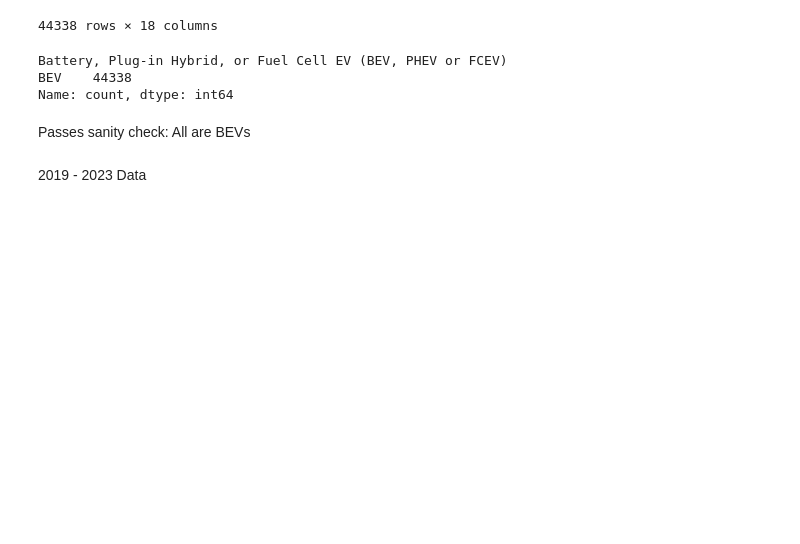
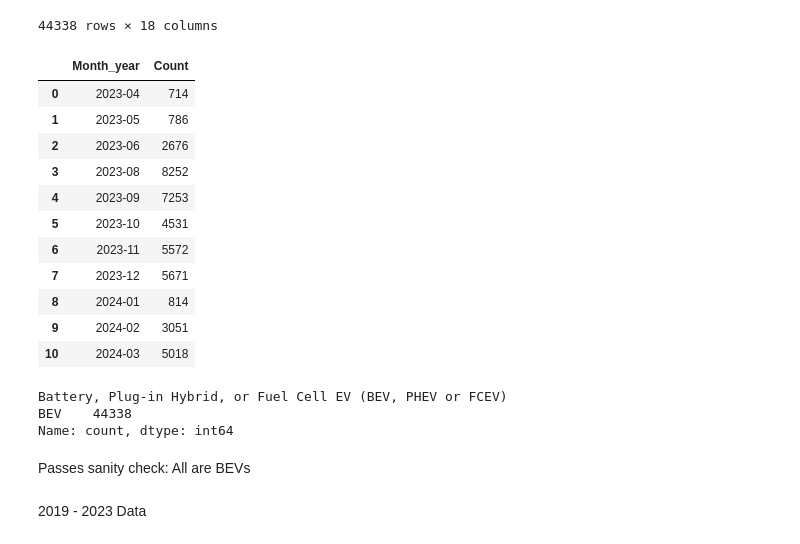
Before and after one commit to AndreMwendwa/AutoTraderCorrect, a Jupyter notebook: izev_analysis.ipynb, the cells around one changed output. Cells and saved outputs as stored; diff of their text form; code cells hidden in the pictures; blank space fills up the shorter version.

```diff
--- a/izev_analysis.ipynb
+++ b/izev_analysis.ipynb
@@ -101,6 +102,25 @@ data_2023_24_filtered
 | 44336 | 2024-03-31 | March 2024 | 2023-24 | 2024.0 | British Columbia | ... |
 | 44337 | 2024-03-31 | March 2024 | 2023-24 | 2024.0 | British Columbia | ... |
 44338 rows × 18 columns
+# %%
+data_partially_filtered = data_2023_24[purchase_condition & tesla_condition & model_year_condition & na_condition].reset_index(drop=True)
+data_partially_filtered['Incentive Request Date'] = pd.to_datetime(data_partially_filtered['Incentive Request Date'], errors='coerce')
+data_partially_filtered['Month_year'] = data_partially_filtered['Incentive Request Date'].dt.to_period('M')
+monthly_counts = data_partially_filtered.groupby('Month_year').size().rename("Count").reset_index()
+monthly_counts
+# %% [output]
+|  | Month_year | Count |
+| 0 | 2023-04 | 714 |
+| 1 | 2023-05 | 786 |
+| 2 | 2023-06 | 2676 |
+| 3 | 2023-08 | 8252 |
+| 4 | 2023-09 | 7253 |
+| 5 | 2023-10 | 4531 |
+| 6 | 2023-11 | 5572 |
+| 7 | 2023-12 | 5671 |
+| 8 | 2024-01 | 814 |
+| 9 | 2024-02 | 3051 |
+| 10 | 2024-03 | 5018 |
 # %%
 data_2023_24_filtered['Battery, Plug-in Hybrid, or Fuel Cell EV (BEV, PHEV or FCEV)'].value_counts()
 # %% [output]
```
Also changed, not shown: parts of 16 cells of this notebook.
